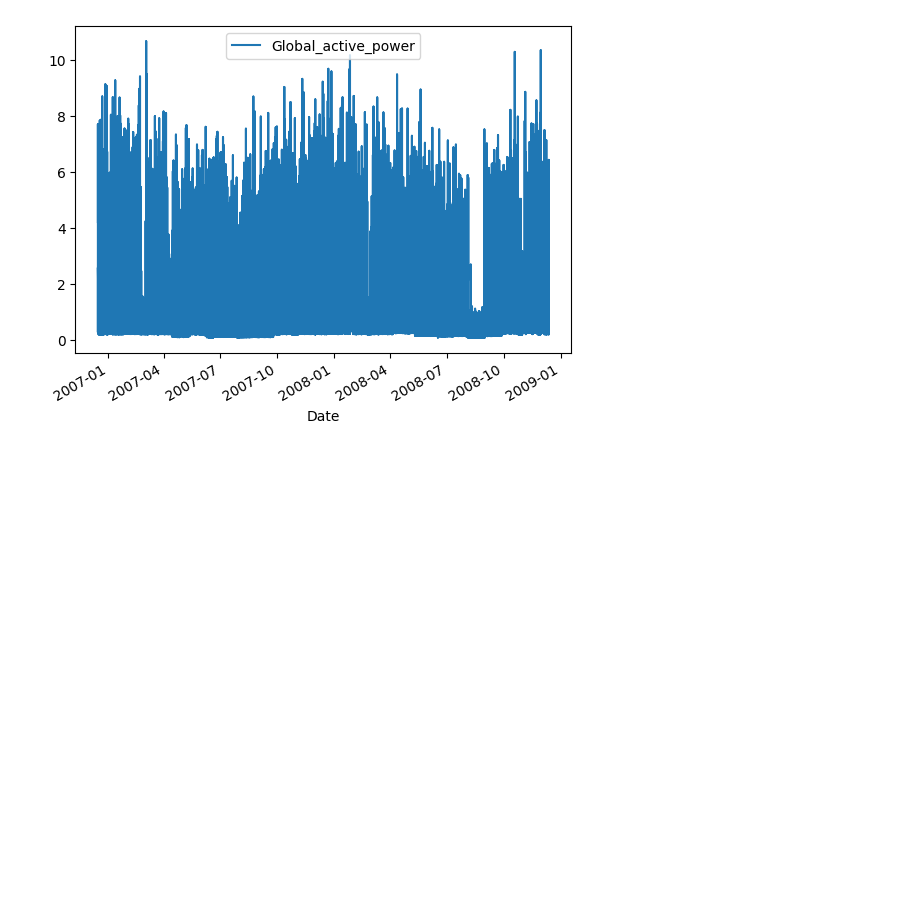
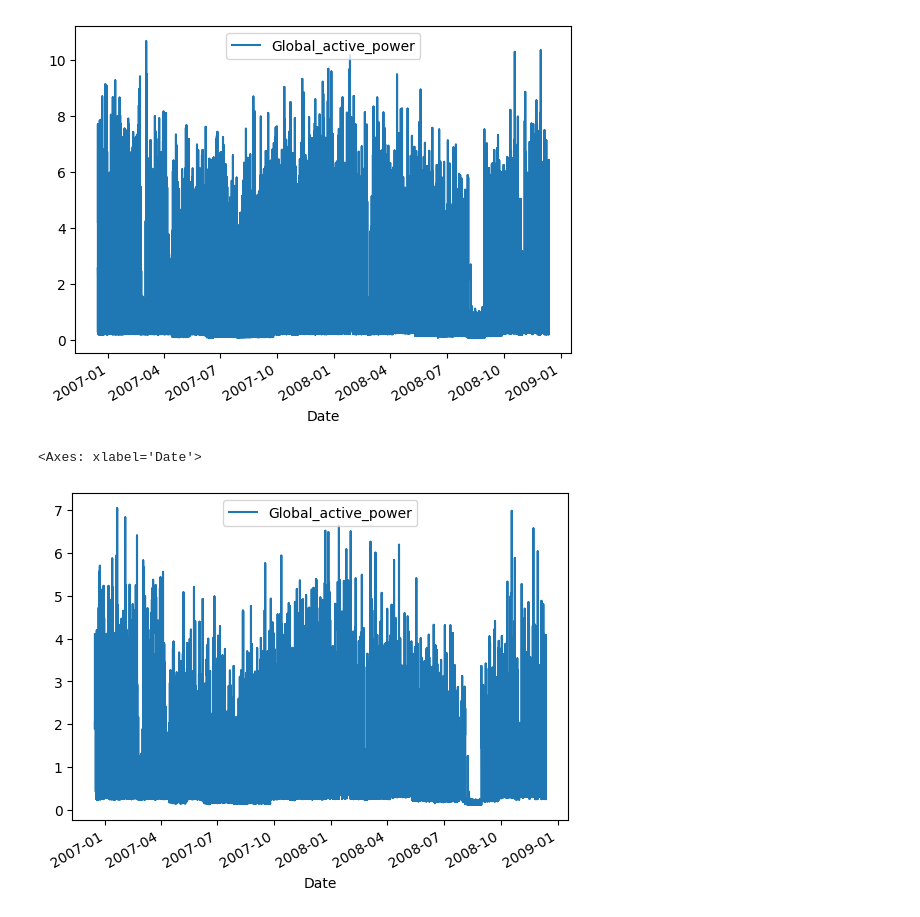
Before and after one commit to Enkhbayasgalan97/CA1-2026163, a Jupyter notebook: CA1.ipynb, the cells around one changed output. Drawn from its saved outputs; the diff is of its cells as text; code cells hidden in the pictures; blank space fills up the shorter version.

```diff
--- a/CA1.ipynb
+++ b/CA1.ipynb
@@ -772,0 +760,5 @@ plt.show()
+# %%
+df_1.rolling(window = 60).mean().plot()
+# %% [output]
+<Axes: xlabel='Date'>
+[figure, added]
```
Also changed, not shown: parts of 16 cells of this notebook, 2 other files.
